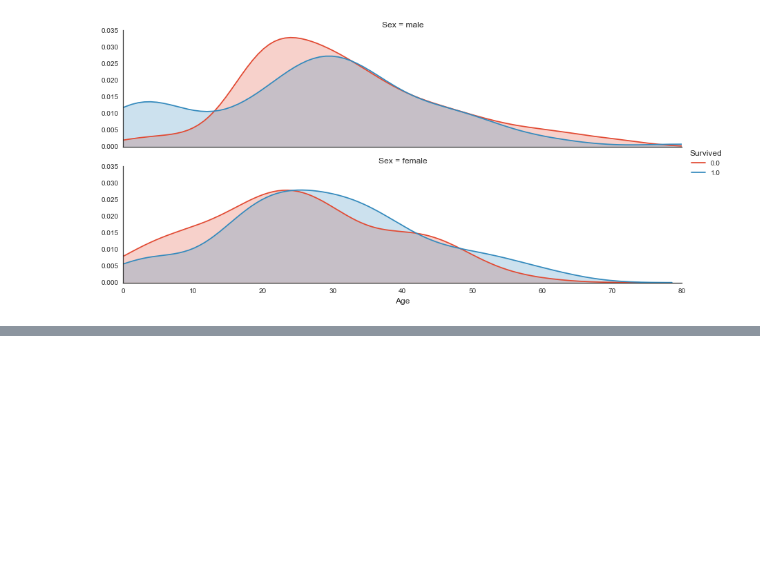
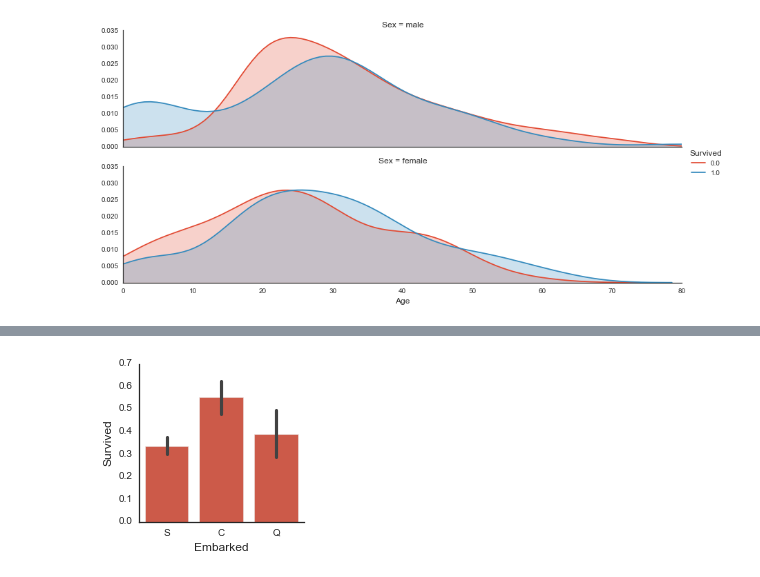
Before and after one commit to MadhaoWagh/Titanic, a Jupyter notebook: Notebook1.ipynb, the cells around one changed output, grey strips where cells are left out. Cells and saved outputs as stored; diff of their text form; code cells hidden in the pictures; blank space fills up the shorter version.

```diff
--- a/Notebook1.ipynb
+++ b/Notebook1.ipynb
@@ -141,0 +147,5 @@ plot_distribution( titanic , var = 'Age' , target = 'Survived' , row = 'Sex' )
+# %%
+# Plot survival rate by Embarked
+plot_categories( titanic , cat = 'Embarked' , target = 'Survived' )
+# %% [output]
+[figure, added]
```
Also changed, not shown: parts of 15 cells of this notebook.
